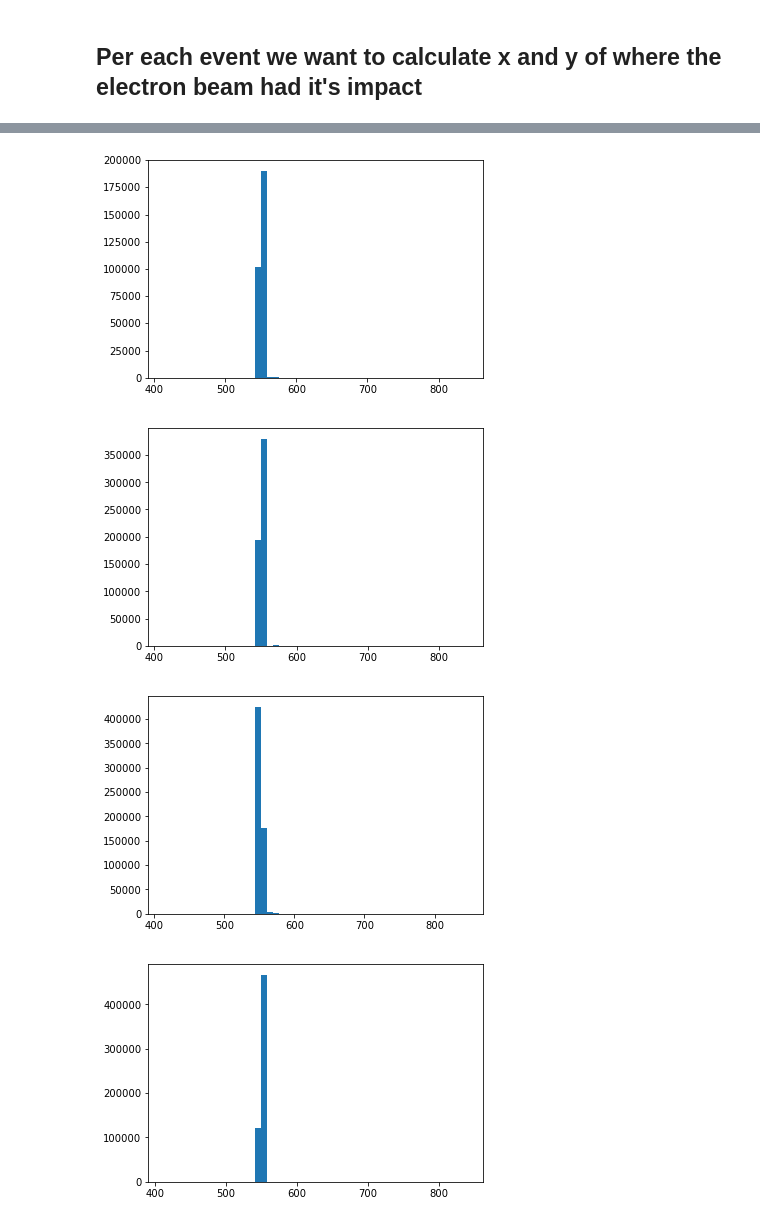
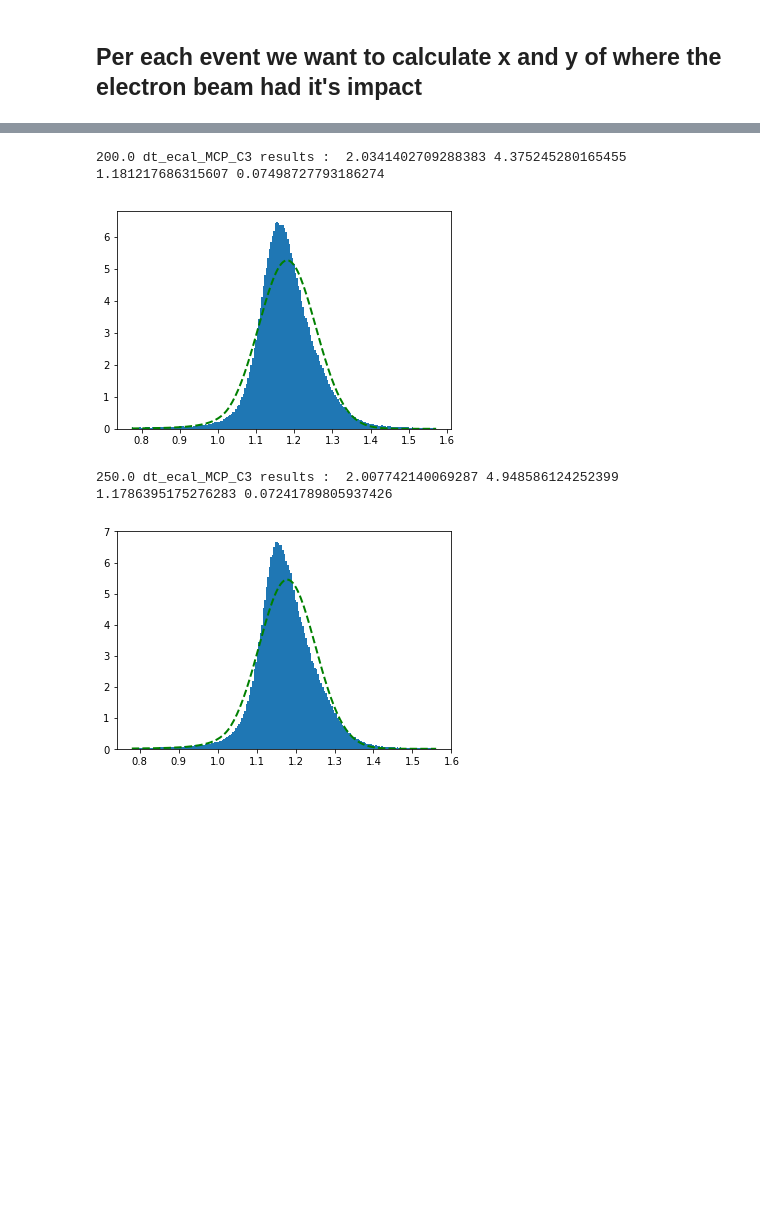
Before and after one commit to chernyavskaya/ECALtestBeam, a Jupyter notebook: EcalTimeUniformity.ipynb, the cells around one changed output, grey strips where cells are left out. Saved outputs shown, nothing was run; the diff lists cells and outputs as text; code cells hidden in the pictures; blank space fills up the shorter version.

```diff
--- a/EcalTimeUniformity.ipynb
+++ b/EcalTimeUniformity.ipynb
@@ -365,9 +417,10 @@ for i in range(0,3):
         m = np.array(matrix_3).reshape(3,3)
         crystal = m[i,j]
 
-        if crystal!='C3':
+        #if crystal!='C3':
+        if crystal!='AAAAA':
             axarr[i, j].plot(round_energies,map(lambda x: dict_dt_fit[x][crystal]['p2'],  round_energies) , marker='*', linestyle='',color='g')
-        axarr[i, j].set_ylim([0.00001,0.0015])
+       # axarr[i, j].set_ylim([0.00001,0.0015])
         axarr[i, j].set_title(crystal)
         axarr[i, j].set_ylabel('p2 value')
         axarr[i, j].set_xlabel('Energy (GeV)')
@@ -383,14 +439,19 @@ f.savefig(figname+'.pdf')
 # %%
-for num,energy in enumerate(round_energies):
+for num,energy in enumerate(round_energies[3:5]):
+#for num,energy in enumerate(round_energies):
     df = dict_df_energy[int(energy)]
 
-    for crystal in list(filter(lambda x: x!= 'C3', matrix_3)):
-        df['fit_time_%s_subtracted'%crystal] = df['fit_time_%s'%crystal] - parabola_fixed(np.array(df['ecal_r']), dict_dt_fit[energy][crystal]['p0'], dict_dt_fit[energy][crystal]['p2'])
+    values = pol3(np.array(df['dr_C3']), dict_dt_fit_3param[energy]['C3']['pol3']['p0'], dict_dt_fit_3param[energy]['C3']['pol3']['p1'],dict_dt_fit_3param[energy]['C3']['pol3']['p2'],dict_dt_fit_3param[energy]['C3']['pol3']['p3'])
+    df['fit_time_ecal_MCP_C3_subtracted'] = df['dt_ecal_MCP_C3']  - values
+
+    #for crystal in list(filter(lambda x: x!= 'C3', matrix_3)):
+    #    df['fit_time_%s_subtracted'%crystal] = df['fit_time_%s'%crystal] - parabola_fixed(np.array(df['ecal_r']), dict_dt_fit[energy][crystal]['p0'], dict_dt_fit[energy][crystal]['p2'])
 # %%
 def time_res_crystal(x, n= 1.07332e+04  ,c = 20.):
     return np.sqrt(n*n/(x*x) + c*c)
 
-for num,energy in enumerate(round_energies):
+for num,energy in enumerate(round_energies[3:5]):
+#for num,energy in enumerate(round_energies):
     df = dict_df_energy[int(energy)]
     df['sum_time_crystals']=0.
     df['sum_inv_res']=0.
@@ -403,18 +464,41 @@ for num,energy in enumerate(round_energies):
             df['sum_time_crystals'] += df['fit_time_%s'%crystal]/resolution
     df['sum_time_crystals']/=df['sum_inv_res']
 # %%
-for num,energy in enumerate(round_energies):
+import matplotlib.mlab as mlab
+from scipy.stats import norm
+
+what = 'fit_time_ecal_MCP_C3_subtracted'
+#what = 'dt_ecal_MCP_C3'
+for num,energy in enumerate(round_energies[3:5]):
+#for num,energy in enumerate(round_energies):
     df = dict_df_energy[int(energy)]
-
     #subdf = df.loc[(df['sum_time_crystals']>500) & (df['sum_time_crystals']<600) & (df['seed'] == df['C3'])]
-
     #beta, cb_m, loc, scale = crystalball.fit(subdf['sum_time_crystals'],loc=subdf['sum_time_crystals'].median(),scale=subdf['sum_time_crystals'].std())
-    n,bins,_ = plt.hist(df['fit_time_C3'],bins=50)
+    #n,bins,_ = plt.hist(df['fit_time_C3'],bins=50)
     #y = crystalball.pdf( bins, beta, cb_m, loc, scale)
     #l = plt.plot(bins, y, 'g--', linewidth=2)
+    #plt.show()
+
+
+   #subdf = df.loc[(np.abs(df['%s'%what])<0.3)]
+    loc = subdf['%s'%what].median()
+    std = subdf['%s'%what].std()
+    subdf = df.loc[(np.abs(df['%s'%what]-loc)<5*std)]
+    loc = subdf['%s'%what].median()
+    std = subdf['%s'%what].std()
+    subdf = df.loc[(np.abs(df['%s'%what]-loc)<5*std)]
+
+
+    n,bins,_ = plt.hist(subdf['%s'%what],bins=200,density=1)
+    beta, cb_m, loc, scale = crystalball.fit(subdf['%s'%what],loc=loc,scale=scale)
+    y = crystalball.pdf( bins, beta, cb_m, loc, scale)
+    #(mu, sigma) = norm.fit(subdf['fit_time_ecal_MCP_C3_subtracted'],loc=loc,scale=scale)
+    #y = mlab.normpdf( bins, mu, sigma)
+    l = plt.plot(bins, y, 'g--', linewidth=2)
+    print energy, what, 'results : ',beta, cb_m, loc, scale
     plt.show()
 # %% [output]
+200.0 dt_ecal_MCP_C3 results :  2.0341402709288383 4.375245280165455 1.181217686315607 0.07498727793186274
-[figure, old version]
+[figure, new version]
+250.0 dt_ecal_MCP_C3 results :  2.007742140069287 4.948586124252399 1.1786395175276283 0.07241789805937426
-[figure, old version]
+[figure, new version]
-[figure, removed]
-[figure, removed]
```
Also changed, not shown: parts of 23 cells of this notebook.
